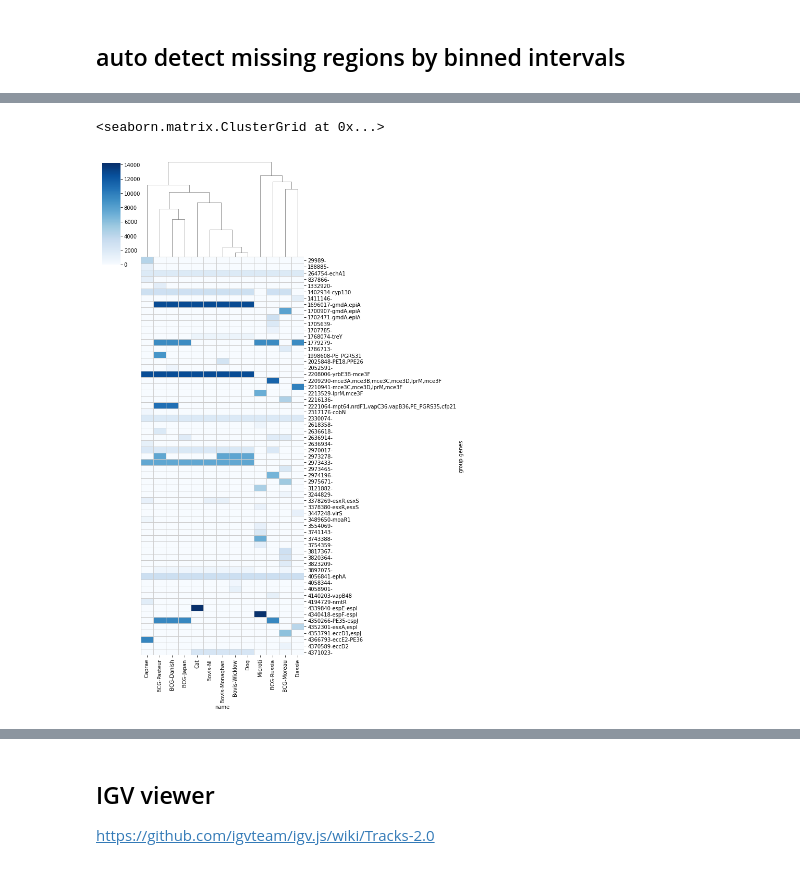
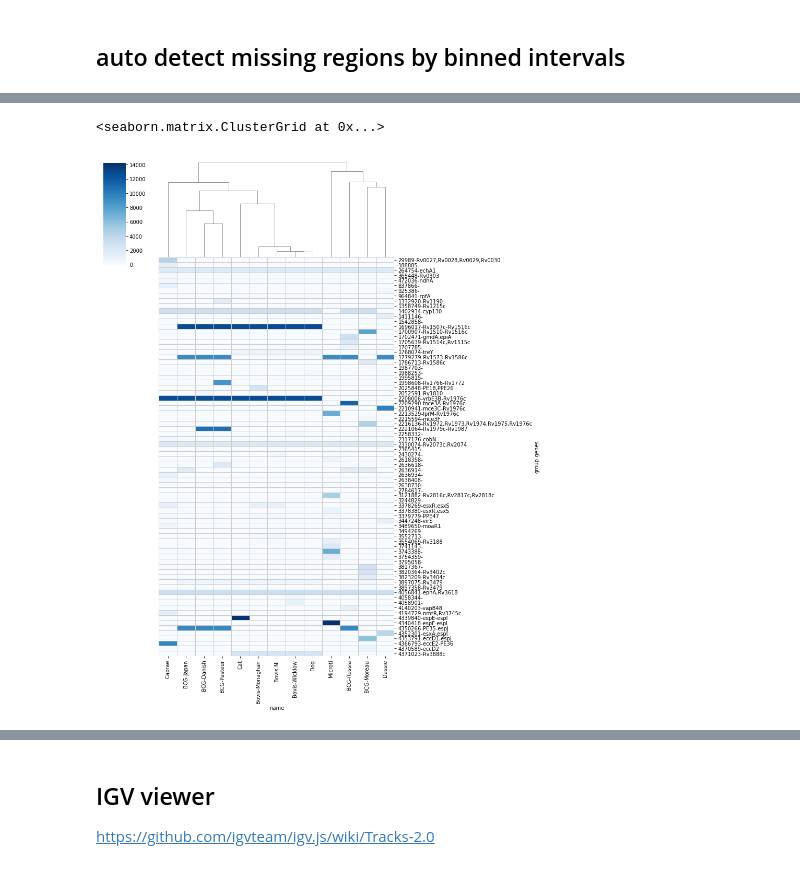
Before and after one commit to dmnfarrell/mtbc_analyses, a Jupyter notebook: bcg_cat/analysis.ipynb, the cells around one changed output, grey strips where cells are left out. Cells and saved outputs as stored; diff of their text form; code cells hidden in the pictures.

```diff
--- a/bcg_cat/analysis.ipynb
+++ b/bcg_cat/analysis.ipynb
@@ -154,6 +137,6 @@ for t in range(0,4):
 # %%
 reload(rdiff)
 s = samples[samples.strain!='Bovis-UK']
-regions = rdiff.get_deletions(s, app.mtb_genome, app.mtb_gb,
-                              label='strain', mask_file='mask.bed', n_cores=12)
-regions.to_csv('deletion_regions.csv',index=False)
+x = rdiff.get_deletions(s, app.mtb_genome, app.mtb_gb,
+                              label='strain', n_cores=12)
+x.to_csv('deletion_regions.csv',index=False)
@@ -177,12 +143,14 @@ regions.to_csv('deletion_regions.csv',index=False)
+# %%
+regions = rdiff.filter_regions(x, 'mask.bed')
 # %%
-res=regions1[regions1.length>500]
+res=regions[regions.length>200]
 X=pd.pivot_table(res,index=['group','genes'],columns='name',values='length').fillna(0)
 #X=X.clip(0,1)
 #X=X[X.sum(1)>2]
-sns.clustermap(X,cmap='Blues',row_cluster=False,yticklabels=True,lw=1,linecolor='.8',figsize=(10,15))
+sns.clustermap(X,cmap='Blues',row_cluster=False,yticklabels=True,lw=1,linecolor='.8',figsize=(12,15))
 # %% [output]
 <seaborn.matrix.ClusterGrid at 0x...>
-[figure, old version]
+[figure, new version]
 # %%
 reload(rdiff)
 s=4339000;e=4390000
```
Also changed, not shown: parts of 32 cells of this notebook, 2 other files.
